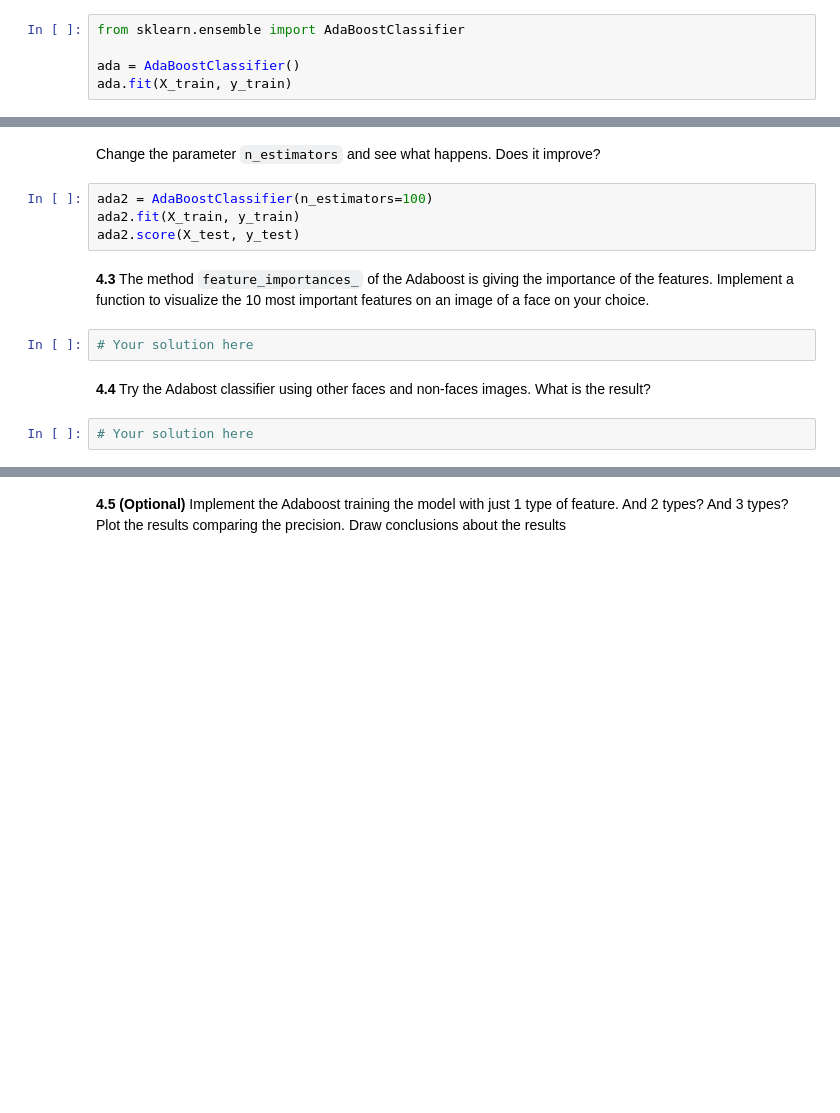
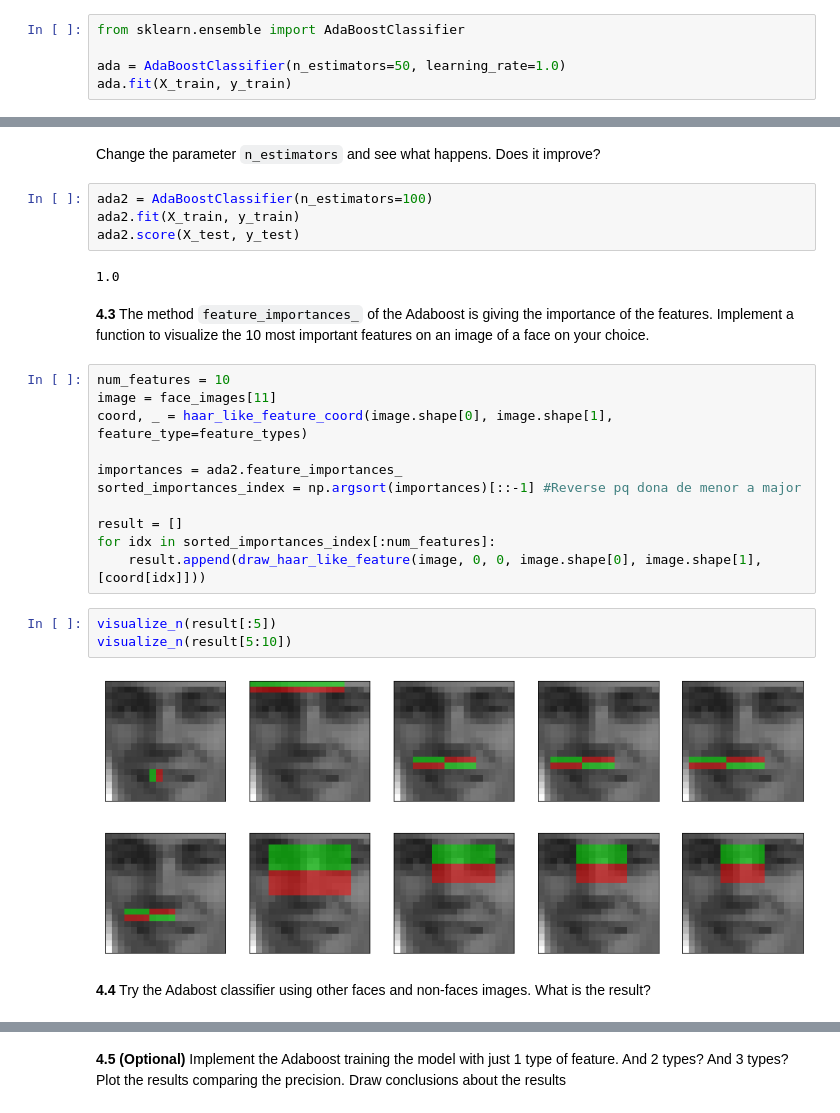
Before and after one commit to PauSolerValades/VA, a Jupyter notebook: Practica6/P6-Part1/P6-Part1.ipynb, the cells around one changed output, grey strips where cells are left out. Drawn from its saved outputs; the diff is of its cells as text; blank space fills up the shorter version.

```diff
--- a/Practica6/P6-Part1/P6-Part1.ipynb
+++ b/Practica6/P6-Part1/P6-Part1.ipynb
@@ -294,7 +311,7 @@ What is an Adaboost doing?
 # %%
 from sklearn.ensemble import AdaBoostClassifier
 
-ada = AdaBoostClassifier()
+ada = AdaBoostClassifier(n_estimators=50, learning_rate=1.0)
 ada.fit(X_train, y_train)
 # %% [output]
 AdaBoostClassifier()
@@ -310,11 +329,26 @@ Change the parameter ``n_estimators`` and see what happens. Does it improve?
 ada2 = AdaBoostClassifier(n_estimators=100)
 ada2.fit(X_train, y_train)
 ada2.score(X_test, y_test)
+# %% [output]
+1.0
 # %% [markdown]
 **4.3** The method ``feature_importances_`` of the Adaboost is giving the importance of the features. Implement a function to visualize the 10 most important features on an image of a face on your choice.
-# %%
-# Your solution here
+# %%
+num_features = 10
+image = face_images[11]
+coord, _ = haar_like_feature_coord(image.shape[0], image.shape[1], feature_type=feature_types)
+
+importances = ada2.feature_importances_
+sorted_importances_index = np.argsort(importances)[::-1] #Reverse pq dona de menor a major
+
+result = []
+for idx in sorted_importances_index[:num_features]:
+    result.append(draw_haar_like_feature(image, 0, 0, image.shape[0], image.shape[1], [coord[idx]]))
+# %%
+visualize_n(result[:5])
+visualize_n(result[5:10])
+# %% [output]
+[figure, added]
+[figure, added]
 # %% [markdown]
 **4.4**  Try the Adabost classifier using other faces and non-faces images. What is the result?
-# %%
-# Your solution here
```
Also changed, not shown: parts of 19 cells of this notebook, 2 other files.
